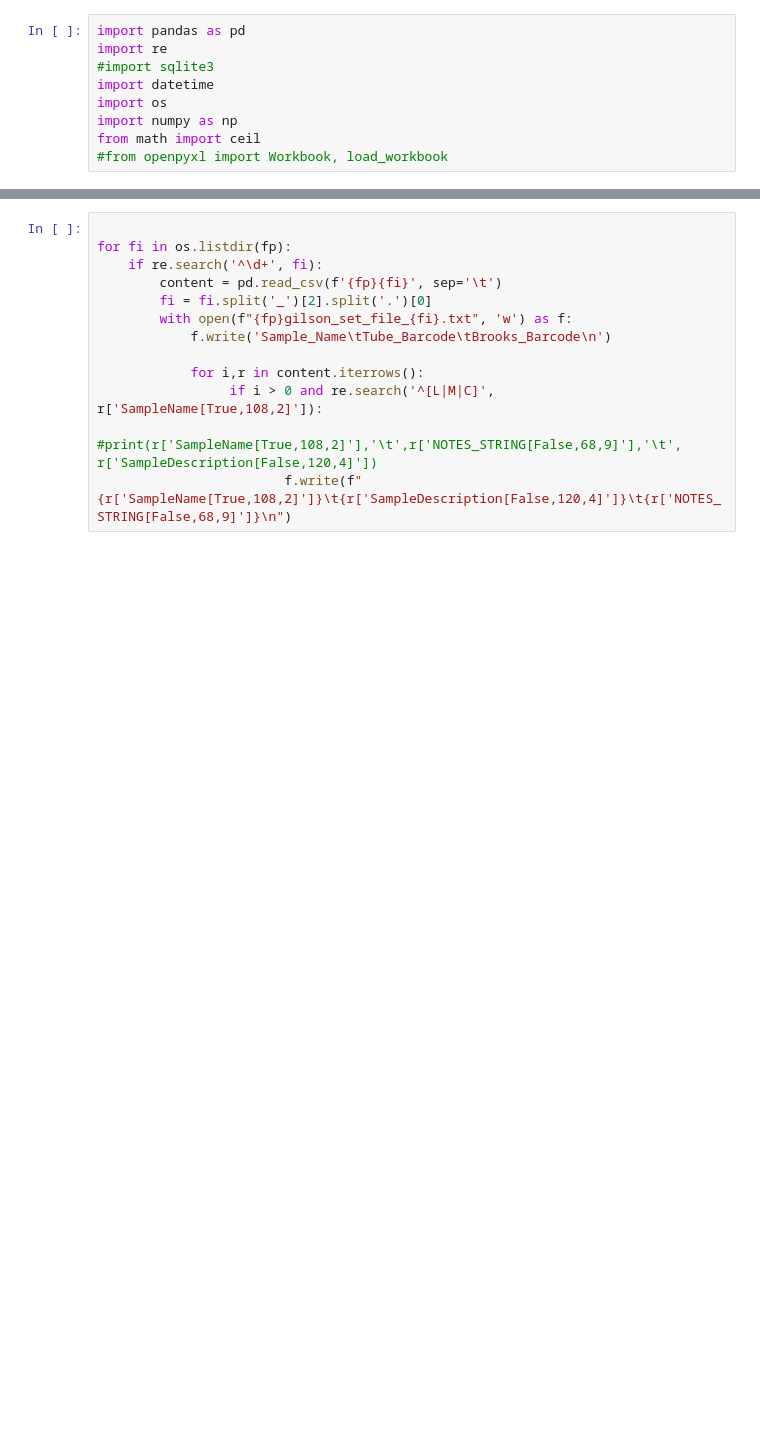
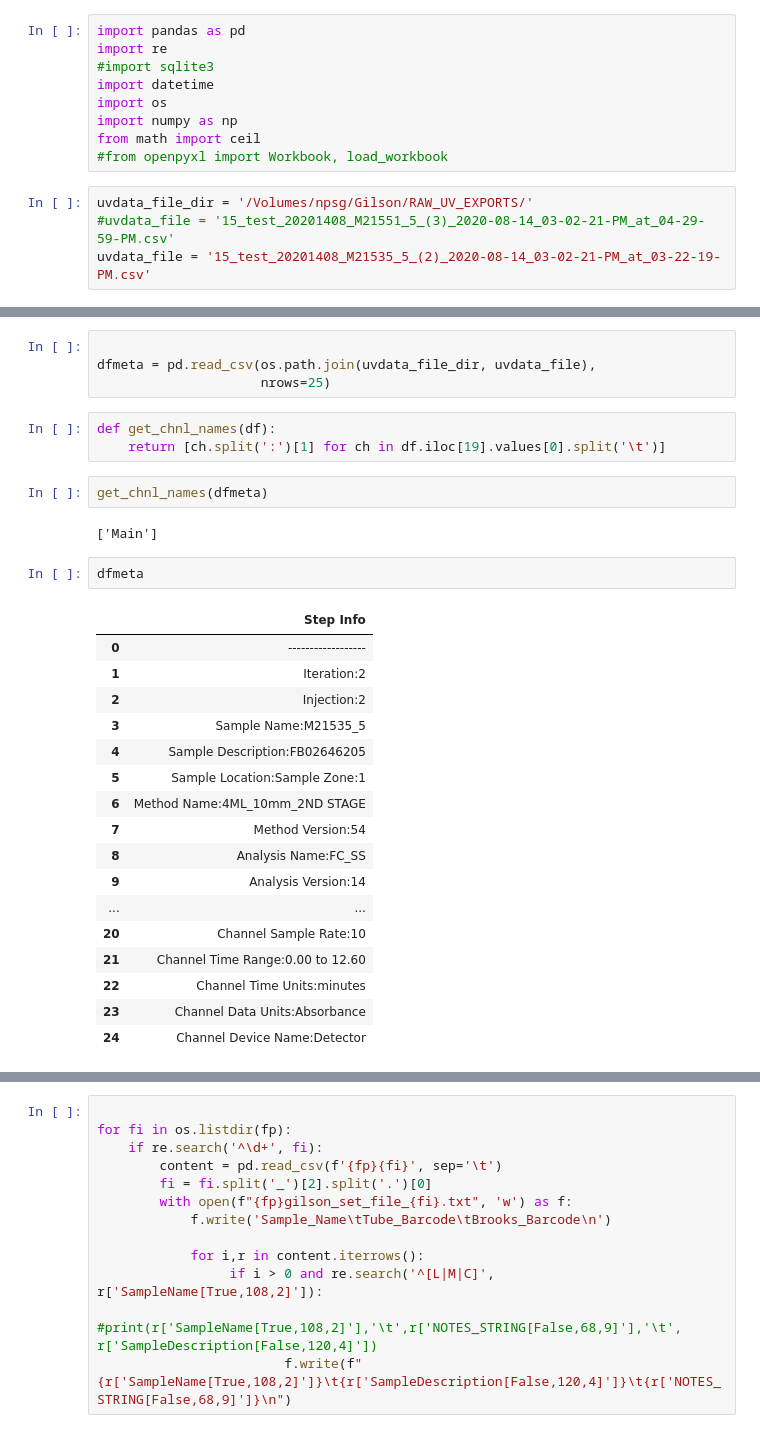
Before and after one commit to sktrinh12/gilson_combine_wrklst, a Jupyter notebook: ipynb/Gilson_combine_wklist_script.ipynb, the cells around one changed output, grey strips where cells are left out. Saved outputs shown, nothing was run; the diff lists cells and outputs as text; blank space fills up the shorter version.

```diff
--- a/ipynb/Gilson_combine_wklist_script.ipynb
+++ b/ipynb/Gilson_combine_wklist_script.ipynb
@@ -7,3 +7,7 @@ import os
 import numpy as np
 from math import ceil
 #from openpyxl import Workbook, load_workbook
+# %%
+uvdata_file_dir = '/Volumes/npsg/Gilson/RAW_UV_EXPORTS/'
+#uvdata_file = '15_test_20201408_M21551_5_(3)_2020-08-14_03-02-21-PM_at_04-29-59-PM.csv'
+uvdata_file = '15_test_20201408_M21535_5_(2)_2020-08-14_03-02-21-PM_at_03-22-19-PM.csv'
@@ -9,0 +22,31 @@ from math import ceil
+# %%
+
+dfmeta = pd.read_csv(os.path.join(uvdata_file_dir, uvdata_file),
+                     nrows=25)
+# %%
+def get_chnl_names(df):
+    return [ch.split(':')[1] for ch in df.iloc[19].values[0].split('\t')]
+# %%
+get_chnl_names(dfmeta)
+# %% [output]
+['Main']
+# %%
+dfmeta
+# %% [output]
+|  | Step Info |
+| 0 | ------------------ |
+| 1 | Iteration:2 |
+| 2 | Injection:2 |
+| 3 | Sample Name:M21535_5 |
+| 4 | Sample Description:FB02646205 |
+| 5 | Sample Location:Sample Zone:1 |
+| 6 | Method Name:4ML_10mm_2ND STAGE |
+| 7 | Method Version:54 |
+| 8 | Analysis Name:FC_SS |
+| 9 | Analysis Version:14 |
+| ... | ... |
+| 20 | Channel Sample Rate:10 |
+| 21 | Channel Time Range:0.00 to 12.60 |
+| 22 | Channel Time Units:minutes |
+| 23 | Channel Data Units:Absorbance |
+| 24 | Channel Device Name:Detector |
```
Also changed, not shown: parts of 12 cells of this notebook, 1 other file.
